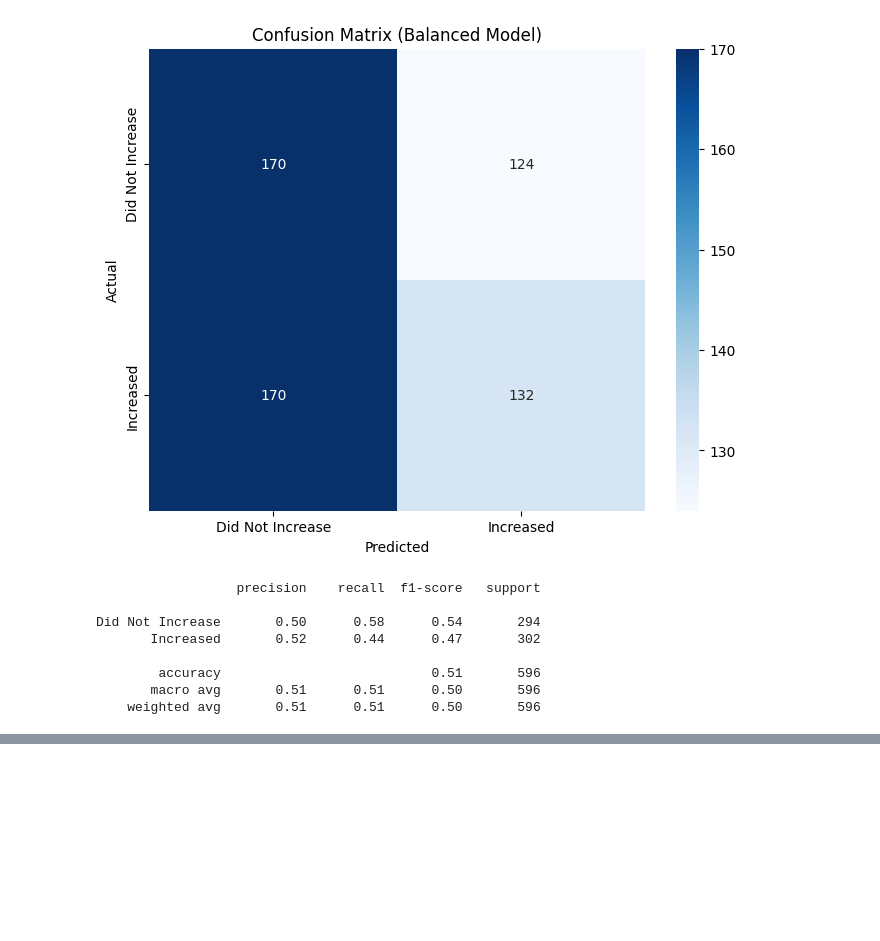
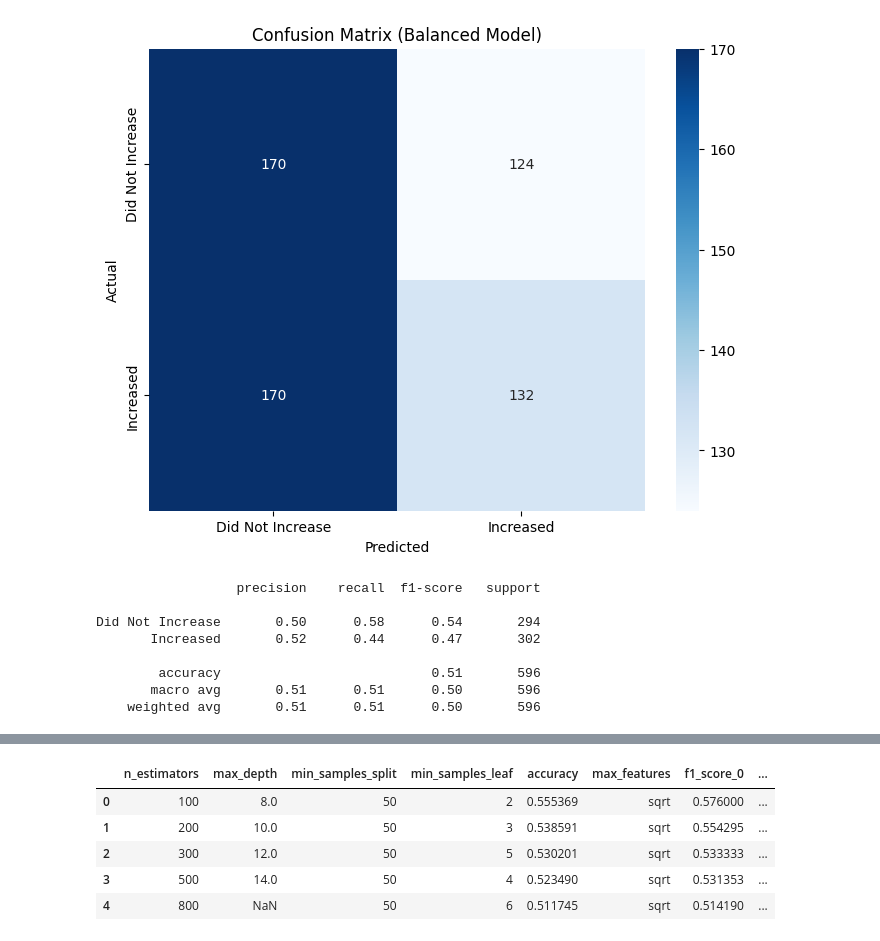
Before and after one commit to JaniduR1/Crypto-Trend-Analysis, a Jupyter notebook: cryptoEDA.ipynb, the cells around one changed output, grey strips where cells are left out. Cells and saved outputs as stored; diff of their text form; code cells hidden in the pictures; blank space fills up the shorter version.

```diff
--- a/cryptoEDA.ipynb
+++ b/cryptoEDA.ipynb
@@ -334,0 +526,55 @@ Did Not Increase       0.50      0.58      0.54       294
+# %%
+from sklearn.ensemble import RandomForestClassifier
+from sklearn.metrics import accuracy_score, f1_score
+import pandas as pd
+
+parameter_grid = [
+    {'n_estimators': 100, 'max_depth': 8, 'min_samples_split': 50, 'min_samples_leaf': 2, 'max_features': 'sqrt'},
+    {'n_estimators': 200, 'max_depth': 10, 'min_samples_split': 50, 'min_samples_leaf': 3, 'max_features': 'sqrt'},
+    {'n_estimators': 300, 'max_depth': 12, 'min_samples_split': 50, 'min_samples_leaf': 5, 'max_features': 'sqrt'},
+    {'n_estimators': 500, 'max_depth': 14, 'min_samples_split': 50, 'min_samples_leaf': 4, 'max_features': 'sqrt'},
+    {'n_estimators': 800, 'max_depth': None, 'min_samples_split': 50, 'min_samples_leaf': 6, 'max_features': 'sqrt'},
+]
+
+results = []
+
+for params in parameter_grid:
+    model = RandomForestClassifier(
+        n_estimators=params['n_estimators'],
+        max_depth=params['max_depth'],
+        min_samples_split=params['min_samples_split'],
+        min_samples_leaf=params['min_samples_leaf'],
+        random_state=69
+    )
+
+    model.fit(x_train_balanced, y_train_balanced)
+    y_pred = model.predict(x_test)
+
+    accuracy = accuracy_score(y_test, y_pred)
+    f1_0 = f1_score(y_test, y_pred, pos_label=0)  # F1 score for class 0 (Did Not Increase)
+    f1_1 = f1_score(y_test, y_pred, pos_label=1)  # F1 score for class 1 (Increased)
+
+    results.append({
+        'n_estimators': params['n_estimators'],
+        'max_depth': params['max_depth'],
+        'min_samples_split': params['min_samples_split'],
+        'min_samples_leaf': params['min_samples_leaf'],
+        'accuracy': accuracy,
+        'max_features': params['max_features'],
+        'f1_score_0': f1_0,
+        'f1_score_1': f1_1
+    })
+
+# Convert results to DataFrame for better visualization
+grid_results_df = pd.DataFrame(results)
+grid_results_df.sort_values(by='accuracy', ascending=False, inplace=True)
+
+grid_results_df.reset_index(drop=True, inplace=True)
+grid_results_df
+# %% [output]
+|  | n_estimators | max_depth | min_samples_split | min_samples_leaf | accuracy | max_features | f1_score_0 | ... |
+| 0 | 100 | 8.0 | 50 | 2 | 0.555369 | sqrt | 0.576000 | ... |
+| 1 | 200 | 10.0 | 50 | 3 | 0.538591 | sqrt | 0.554295 | ... |
+| 2 | 300 | 12.0 | 50 | 5 | 0.530201 | sqrt | 0.533333 | ... |
+| 3 | 500 | 14.0 | 50 | 4 | 0.523490 | sqrt | 0.531353 | ... |
+| 4 | 800 | NaN | 50 | 6 | 0.511745 | sqrt | 0.514190 | ... |
```
Also changed, not shown: parts of 11 cells of this notebook, 7 other files.
